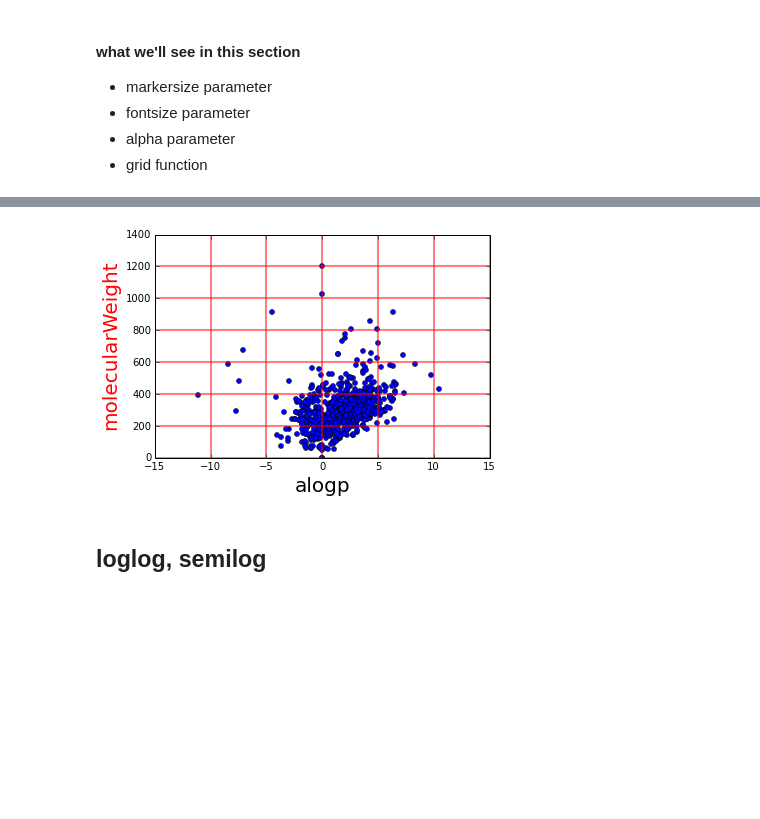
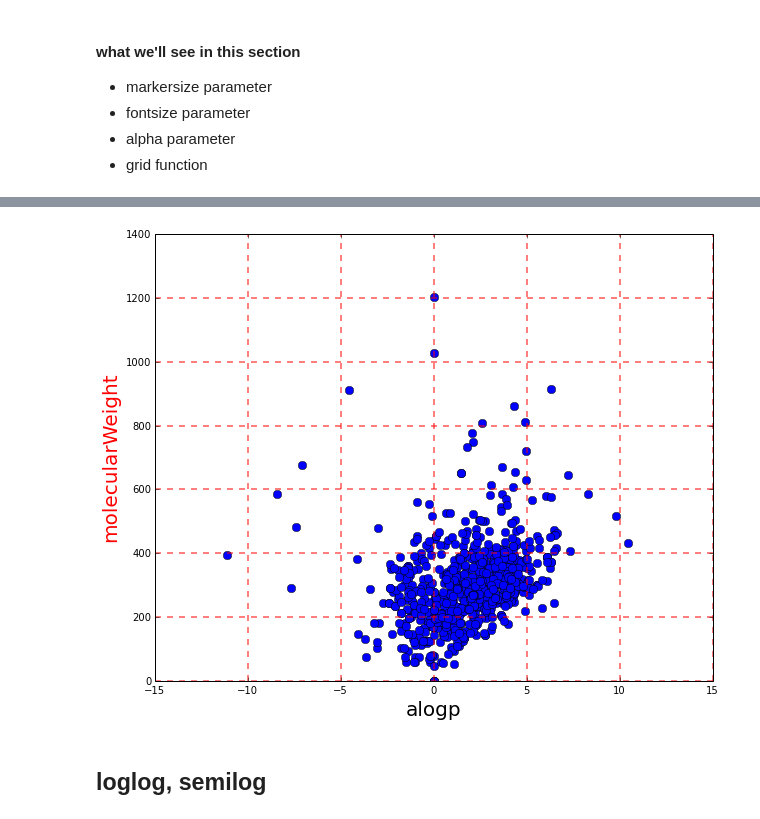
Before and after one commit to pynxton/course, a Jupyter notebook: 3. Matplotlib.ipynb, the cells around one changed output, grey strips where cells are left out. Drawn from its saved outputs; the diff is of its cells as text; code cells hidden in the pictures; blank space fills up the shorter version.

```diff
--- a/3. Matplotlib.ipynb
+++ b/3. Matplotlib.ipynb
@@ -32,3 +46,7 @@ ipython --pylab
+# %%
+# somehow confusing but pylab package is part of matplotlib
+import matplotlib
+matplotlib.rcParams['figure.figsize'] = (10,8)
 # %% [markdown]
 ## Some data to play with
 # %% [markdown]
@@ -155,11 +208,11 @@ grid()
 # %%
 # a bit more tuning on the grid and fontsize
-plot(X, Y, 'o', markersize=5)
+plot(X, Y, 'o', markersize=8)
 xlabel('alogp', fontsize=20)
 ylabel('molecularWeight',fontsize=20, color='red')
-grid(color='r', linewidth=2, linestyle='-', alpha=0.5)
+grid(color='r', linewidth=2, linestyle='--', alpha=0.5)
 # %% [output]
-[figure, old version]
+[figure, new version]
 # %% [markdown]
 ## loglog, semilog
 # %%
```
Also changed, not shown: parts of 70 cells of this notebook.
